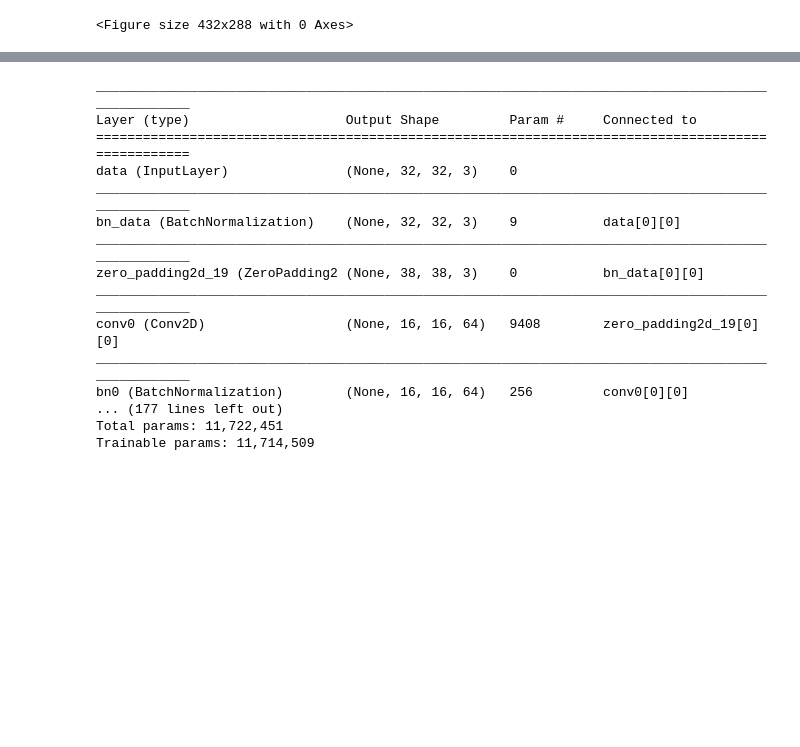
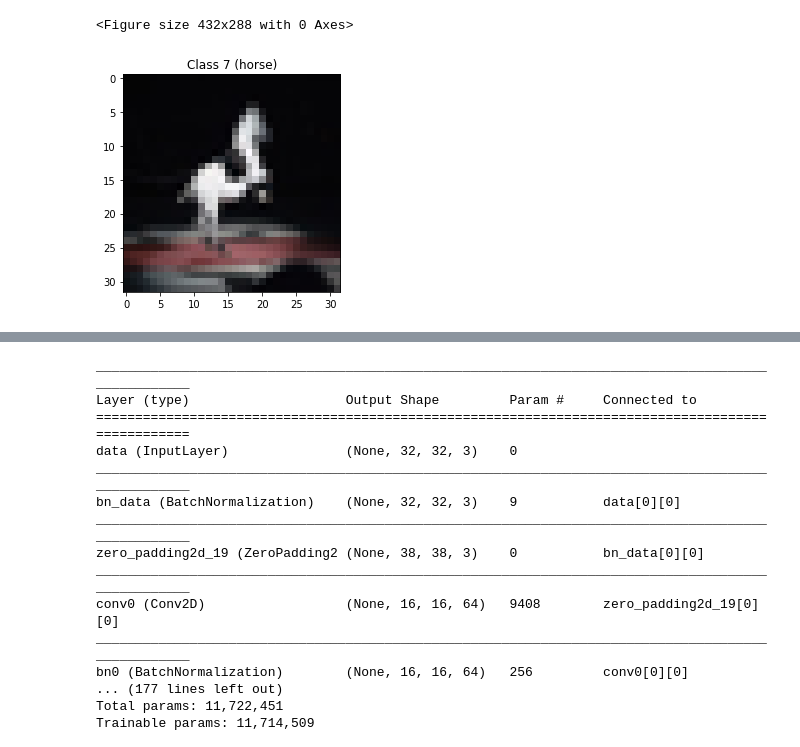
Before and after one commit to keerthucit/EIP2Assignment, a Jupyter notebook: Assignment5_New.ipynb, the cells around one changed output, grey strips where cells are left out. Cells and saved outputs as stored; diff of their text form; code cells hidden in the pictures; blank space fills up the shorter version.

```diff
--- a/Assignment5_New.ipynb
+++ b/Assignment5_New.ipynb
@@ -141,15 +141,19 @@ plt.show()
 # %%
 nb_classes = 10
 class_name = {0: 'airplane', 1: 'automobile', 2: 'bird', 3: 'cat', 4: 'deer', 5: 'dog', 6: 'frog', 7: 'horse', 8: 'ship', 9: 'truck'}
 def draw_img(i):
   im = X_train[i]
   c = y_train[i]
   plt.imshow(im)
   plt.title("Class %d (%s)" % (c, class_name[c]))
-  draw_img(11231)
-  draw_img(231)
-  draw_img(123)
-  draw_img(321)
+  plt.axis('on')
+  plt.savefig(str(class_name[c])+'.png')
+draw_img(11231)
+draw_img(231)
+draw_img(123)
+draw_img(321)
+# %% [output]
+[figure, added]
 # %%
 !ls
 # %% [output]
```
Also changed, not shown: parts of 3 cells of this notebook.
